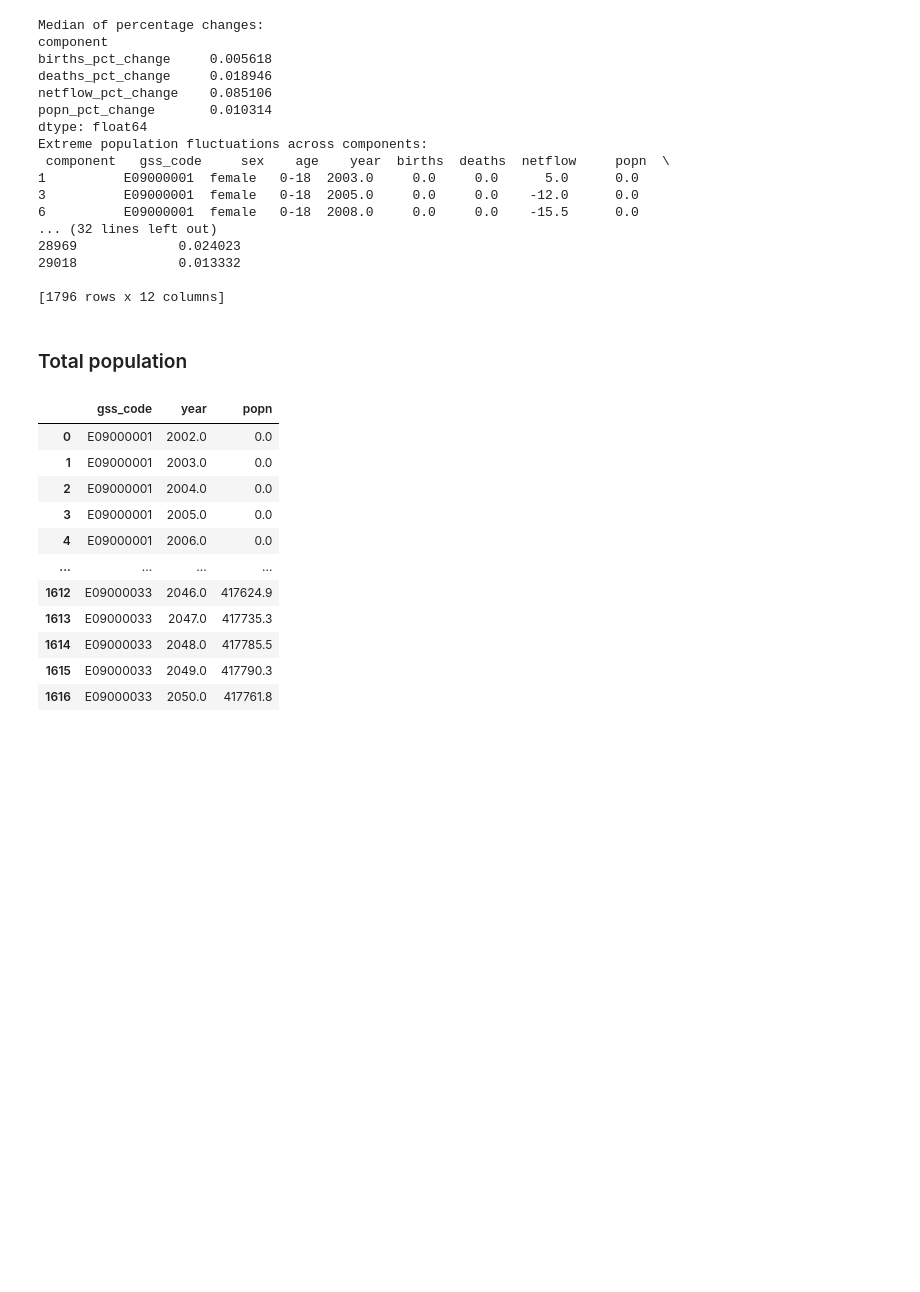
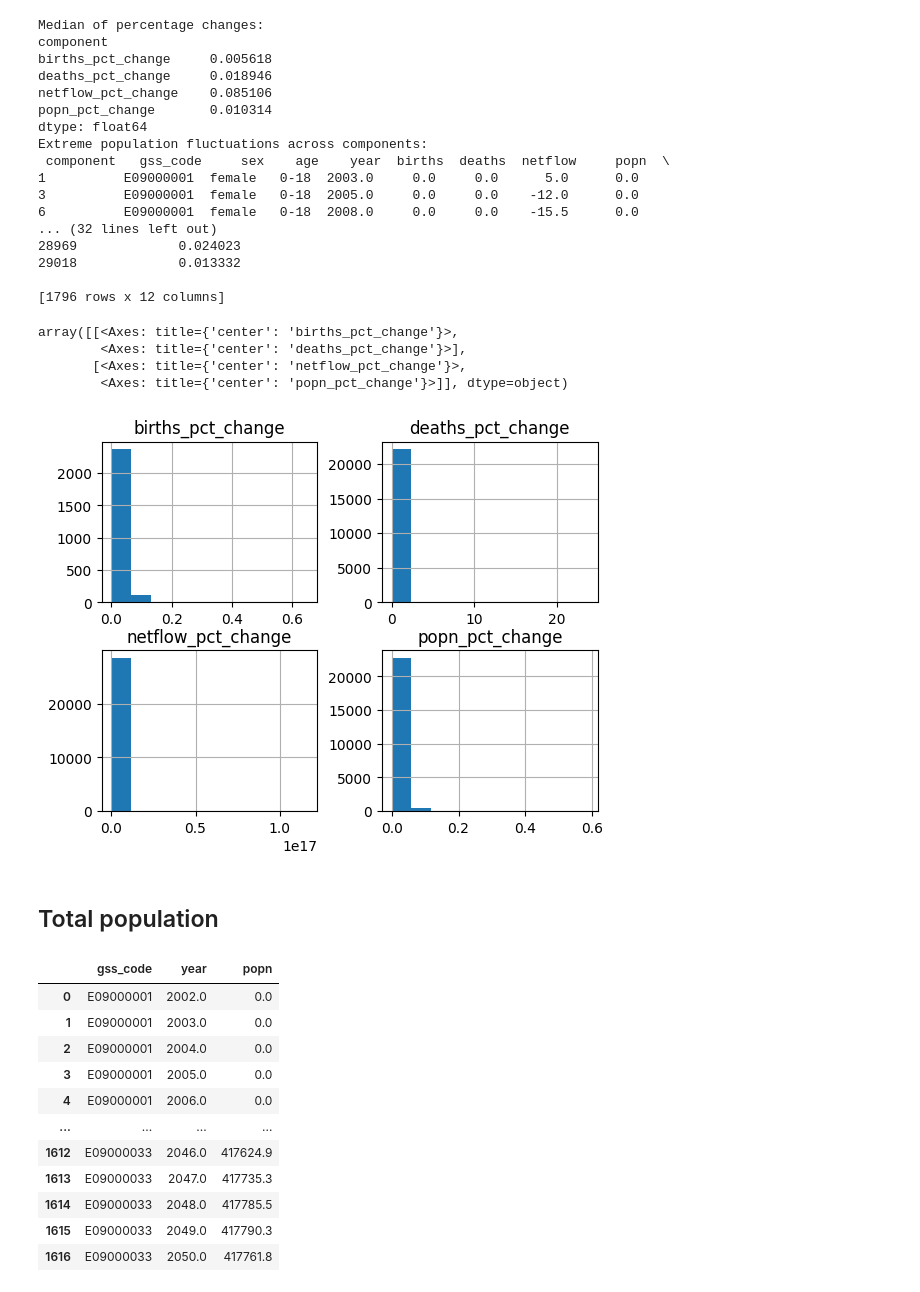
Before and after one commit to SebastianHeslinRees/Projections_QA, a Jupyter notebook: logical_checks_population_projections.ipynb, the cells around one changed output. Drawn from its saved outputs; the diff is of its cells as text; code cells hidden in the pictures; blank space fills up the shorter version.

Commit message:
added check for total, crossectional and temporal

```diff
--- a/logical_checks_population_projections.ipynb
+++ b/logical_checks_population_projections.ipynb
@@ -440,8 +483,16 @@ Extreme population fluctuations across components:
 29018             0.013332
 
 [1796 rows x 12 columns]
+# %%
+pivoted[['births_pct_change','deaths_pct_change','netflow_pct_change','popn_pct_change']].hist()
+# %% [output]
+array([[<Axes: title={'center': 'births_pct_change'}>,
+        <Axes: title={'center': 'deaths_pct_change'}>],
+       [<Axes: title={'center': 'netflow_pct_change'}>,
+        <Axes: title={'center': 'popn_pct_change'}>]], dtype=object)
+[figure, added]
 # %% [markdown]
-### Total population
+## Total population
 # %%
 # Group by 'gss_code' and 'year', and sum the 'popn' values
 population_sum = pivoted.groupby(['gss_code', 'year'])['popn'].sum().reset_index()
```
Also changed, not shown: parts of 29 cells of this notebook.
